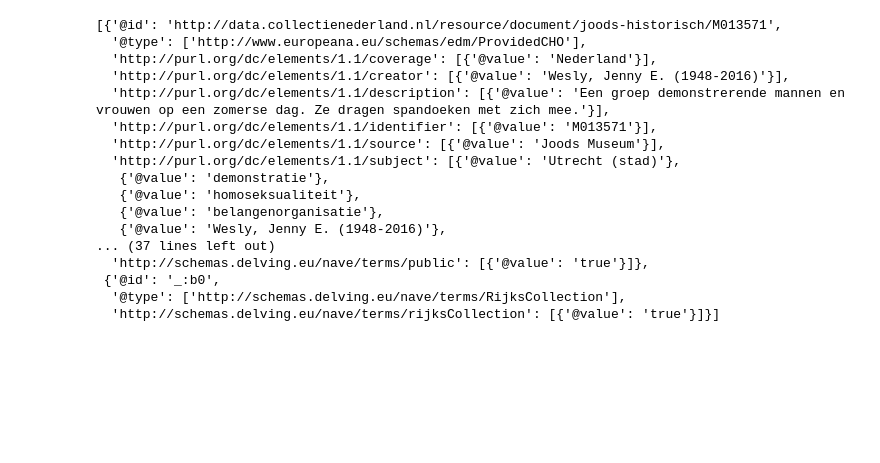
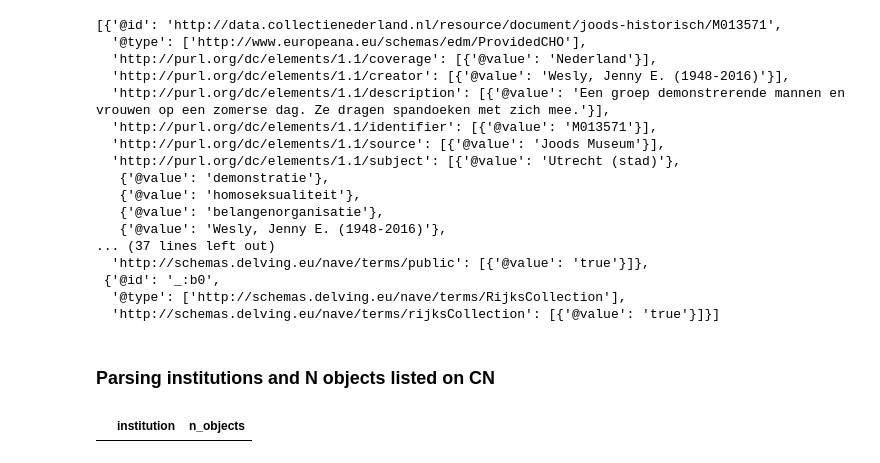
Before and after one commit to cultural-ai/AlterHeritage, a Jupyter notebook: collectie_nederland.ipynb, the cells around one changed output. Cells and saved outputs as stored; diff of their text form; code cells hidden in the pictures; blank space fills up the shorter version.

```diff
--- a/collectie_nederland.ipynb
+++ b/collectie_nederland.ipynb
@@ -92,3 +225,5 @@ record
  {'@id': '_:b0',
   '@type': ['http://schemas.delving.eu/nave/terms/RijksCollection'],
   'http://schemas.delving.eu/nave/terms/rijksCollection': [{'@value': 'true'}]}]
+# %% [markdown]
+### Parsing institutions and N objects listed on CN
@@ -94,0 +241,6 @@ record
+# %%
+cn_providers = pd.DataFrame(columns=["institution","n_objects"])
+# %%
+cn_providers
+# %% [output]
+|  | institution | n_objects |
```
Also changed, not shown: parts of 31 cells of this notebook.
